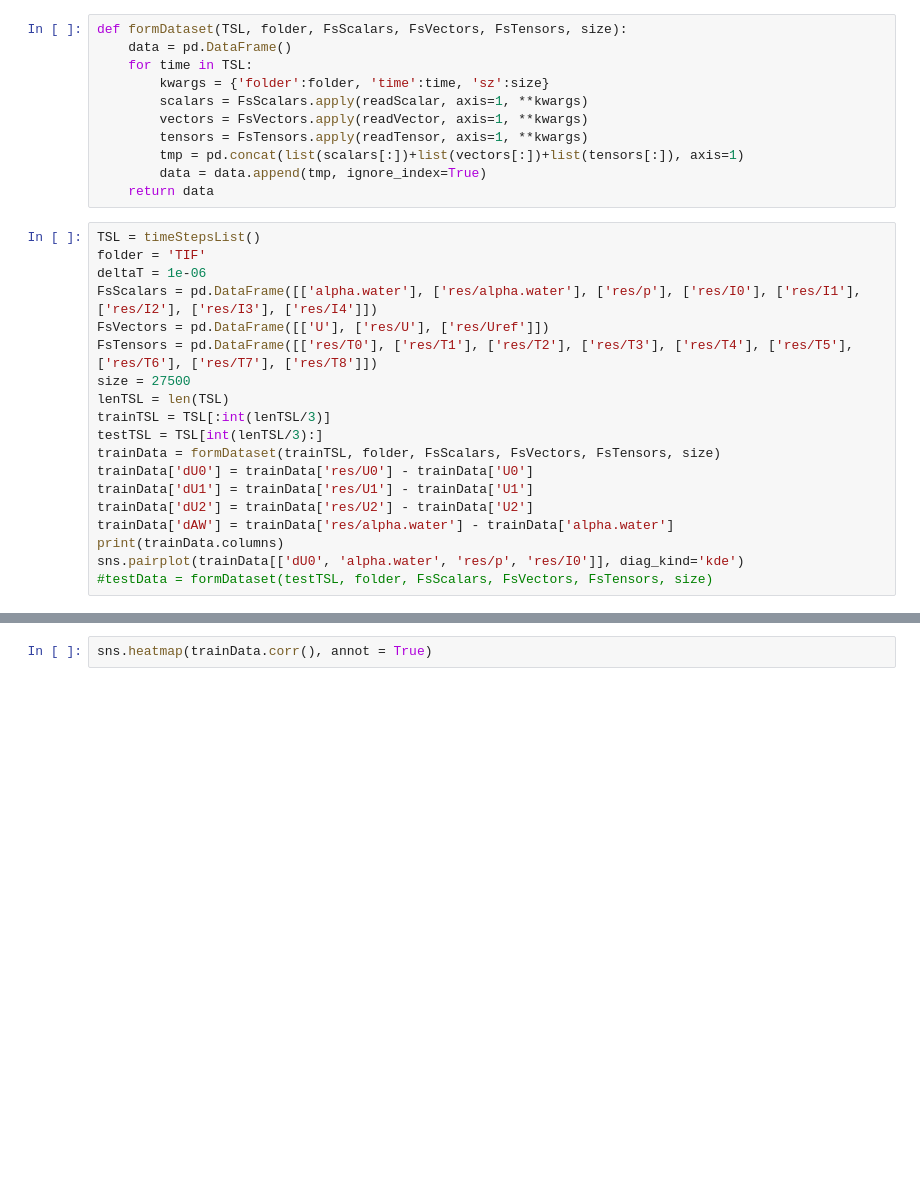
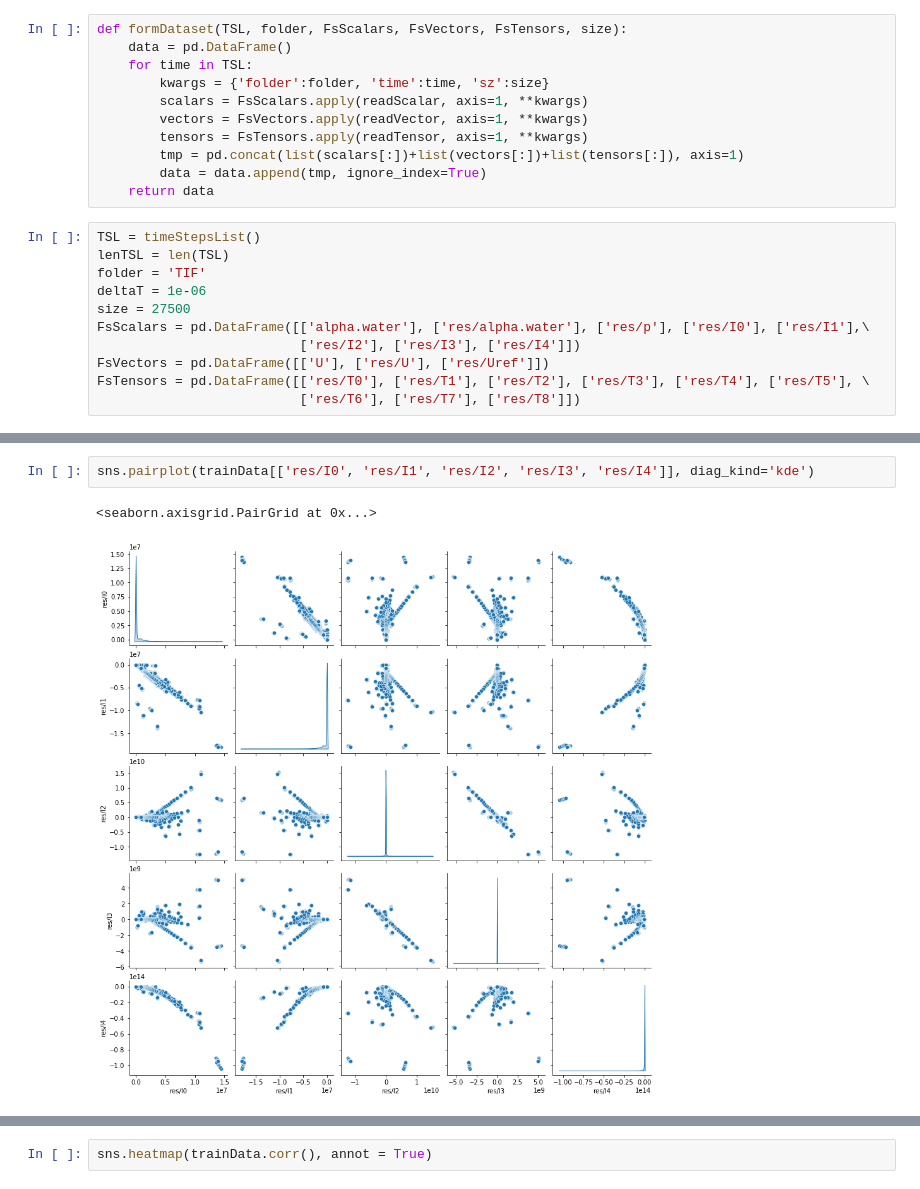
Before and after one commit to RomanovaDI/tbnnTurbulenceTraining, a Jupyter notebook: constantAngleSlopeDNS_U4e-1_A5_H1e-2_RANSsets/trainNN.ipynb, the cells around one changed output, grey strips where cells are left out. Drawn from its saved outputs; the diff is of its cells as text; blank space fills up the shorter version.

Commit message:
Data analysis for invariants
Signed-off-by: Daria Romanova <romanovadi@gmail.com>

```diff
--- a/constantAngleSlopeDNS_U4e-1_A5_H1e-2_RANSsets/trainNN.ipynb
+++ b/constantAngleSlopeDNS_U4e-1_A5_H1e-2_RANSsets/trainNN.ipynb
@@ -49,20 +64,12 @@ def formDataset(TSL, folder, FsScalars, FsVectors, FsTensors, size):
 	return data
 # %%
 TSL = timeStepsList()
+lenTSL = len(TSL)
 folder = 'TIF'
 deltaT = 1e-06
-FsScalars = pd.DataFrame([['alpha.water'], ['res/alpha.water'], ['res/p'], ['res/I0'], ['res/I1'], ['res/I2'], ['res/I3'], ['res/I4']])
+size = 27500
+FsScalars = pd.DataFrame([['alpha.water'], ['res/alpha.water'], ['res/p'], ['res/I0'], ['res/I1'],\
+                          ['res/I2'], ['res/I3'], ['res/I4']])
 FsVectors = pd.DataFrame([['U'], ['res/U'], ['res/Uref']])
-FsTensors = pd.DataFrame([['res/T0'], ['res/T1'], ['res/T2'], ['res/T3'], ['res/T4'], ['res/T5'], ['res/T6'], ['res/T7'], ['res/T8']])
-size = 27500
-lenTSL = len(TSL)
-trainTSL = TSL[:int(lenTSL/3)]
-testTSL = TSL[int(lenTSL/3):]
-trainData = formDataset(trainTSL, folder, FsScalars, FsVectors, FsTensors, size)
-trainData['dU0'] = trainData['res/U0'] - trainData['U0']
-trainData['dU1'] = trainData['res/U1'] - trainData['U1']
-trainData['dU2'] = trainData['res/U2'] - trainData['U2']
-trainData['dAW'] = trainData['res/alpha.water'] - trainData['alpha.water']
-print(trainData.columns)
-sns.pairplot(trainData[['dU0', 'alpha.water', 'res/p', 'res/I0']], diag_kind='kde')
-#testData = formDataset(testTSL, folder, FsScalars, FsVectors, FsTensors, size)
+FsTensors = pd.DataFrame([['res/T0'], ['res/T1'], ['res/T2'], ['res/T3'], ['res/T4'], ['res/T5'], \
+                          ['res/T6'], ['res/T7'], ['res/T8']])
@@ -77,0 +92,5 @@ Index(['alpha.water', 'res/alpha.water', 'res/p', 'res/I0', 'res/I1', 'res/I2',
+# %%
+sns.pairplot(trainData[['res/I0', 'res/I1', 'res/I2', 'res/I3', 'res/I4']], diag_kind='kde')
+# %% [output]
+<seaborn.axisgrid.PairGrid at 0x...>
+[figure, added]
```
Also changed, not shown: parts of 11 cells of this notebook.
